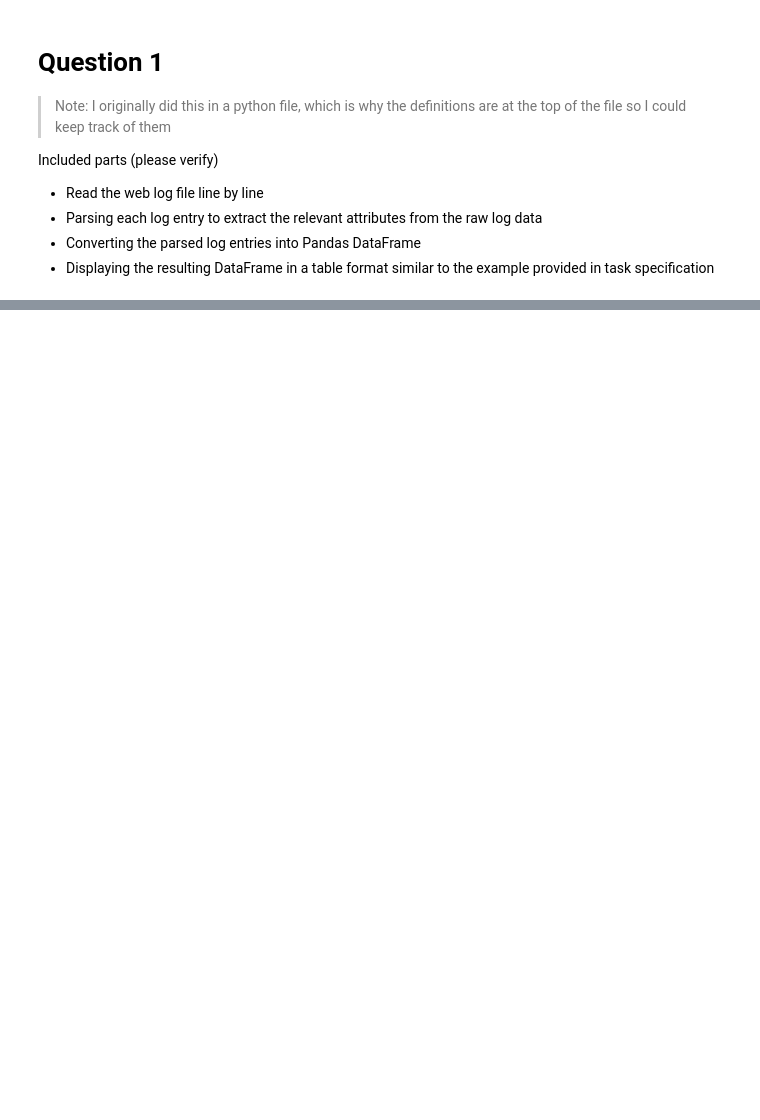
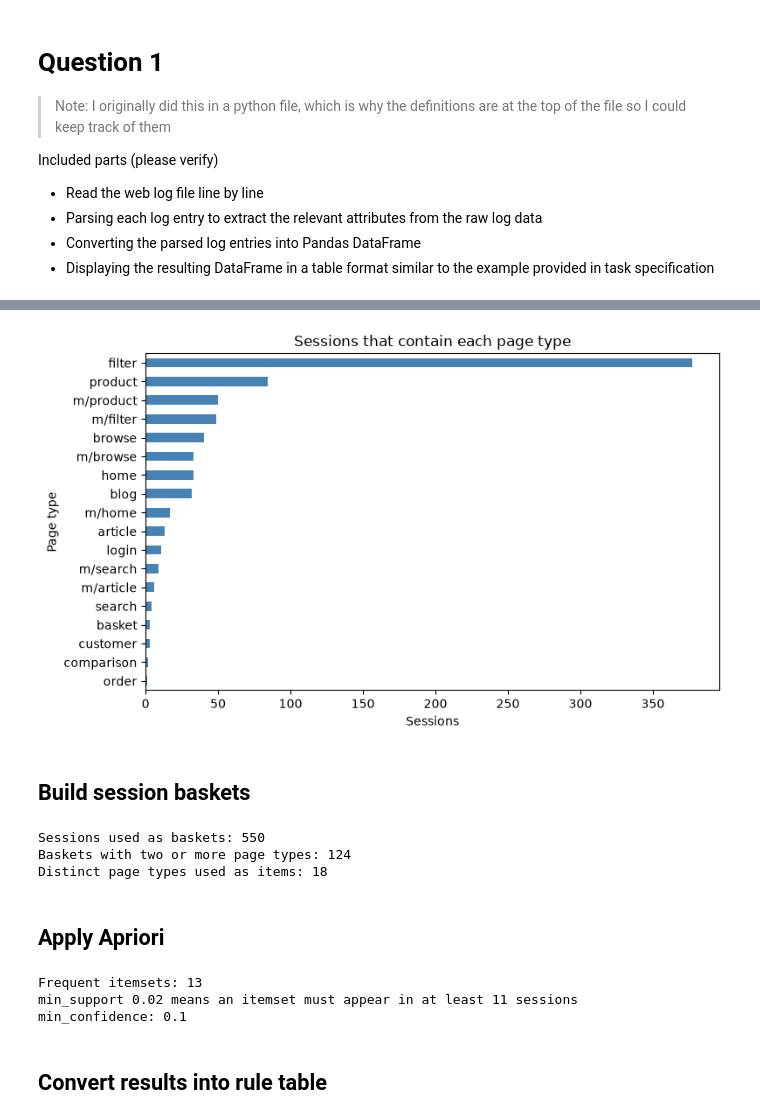
Before and after one commit to Matsuzaki-Yuta/CAB330_Assignment2, a Jupyter notebook: Task_4_Web.ipynb, the cells around one changed output, grey strips where cells are left out. Saved outputs shown, nothing was run; the diff lists cells and outputs as text; code cells hidden in the pictures; blank space fills up the shorter version.

```diff
--- a/Task_4_Web.ipynb
+++ b/Task_4_Web.ipynb
@@ -563,0 +396,27 @@ top_rule={m/filter,m/product} -> {m/browse} support=0.023593 confidence=0.565217
+# %%
+CONTENT_PAGE_TYPES = {
+    "product", "filter", "browse", "blog", "search", "basket",
+    "login", "customer", "article", "comparison", "order",
+}
+
+def page_type(url_path):
+    '''Map a request path to its page type, or None when it is not a content page.'''
+    segments = [segment.lower() for segment in path_segments(url_path)]
+    if not segments:
+        return "home"
+
+    first = segments[0]
+    if first == "m":
+        if len(segments) == 1:
+            return "m/home"
+        return "m/" + segments[1] if segments[1] in CONTENT_PAGE_TYPES else None
+    return first if first in CONTENT_PAGE_TYPES else None
+
+
+pages["page_type"] = pages["path"].map(page_type)
+
+print(f"Requests on a content page: {int(pages['page_type'].notna().sum()):,}")
+print(f"Requests on other URLs (static, helper, robots): {int(pages['page_type'].isna().sum()):,}")
+print(f"Sessions containing a content page: {pages.dropna(subset=['page_type'])['SessionID'].nunique():,}")
+print()
+print(pages["page_type"].value_counts(dropna=False).to_string())
@@ -563,0 +441,53 @@ top_rule={m/filter,m/product} -> {m/browse} support=0.023593 confidence=0.565217
+# %%
+session_frequency = (
+    pages.dropna(subset=["page_type"])
+    .groupby("page_type")["SessionID"]
+    .nunique()
+    .sort_values()
+)
+
+fig, ax = plt.subplots(figsize=(8, 4.8))
+session_frequency.plot.barh(ax=ax, color="steelblue")
+ax.set_title("Sessions that contain each page type")
+ax.set_xlabel("Sessions")
+ax.set_ylabel("Page type")
+fig.tight_layout()
+plt.show()
+# %% [output]
+[figure, added]
+# %% [markdown]
+## Build session baskets
+# %%
+baskets = (
+    pages.dropna(subset=["page_type"])
+    .groupby("SessionID")["page_type"]
+    .apply(lambda values: sorted(set(values)))
+)
+baskets = [basket for basket in baskets if basket]
+
+print(f"Sessions used as baskets: {len(baskets):,}")
+print(f"Baskets with two or more page types: {sum(len(basket) >= 2 for basket in baskets):,}")
+print(f"Distinct page types used as items: {len({item for basket in baskets for item in basket})}")
+# %% [output]
+Sessions used as baskets: 550
+Baskets with two or more page types: 124
+Distinct page types used as items: 18
+# %% [markdown]
+## Apply Apriori
+# %%
+from apyori import apriori
+
+MIN_SUPPORT = 0.02
+MIN_CONFIDENCE = 0.1
+
+results = list(apriori(baskets, min_support=MIN_SUPPORT, min_confidence=MIN_CONFIDENCE))
+
+print(f"Frequent itemsets: {len(results):,}")
+print(f"min_support {MIN_SUPPORT} means an itemset must appear in at least {MIN_SUPPORT * len(baskets):.0f} sessions")
+print(f"min_confidence: {MIN_CONFIDENCE}")
+# %% [output]
+Frequent itemsets: 13
+min_support 0.02 means an itemset must appear in at least 11 sessions
+min_confidence: 0.1
+# %% [markdown]
+## Convert results into rule table
```
Also changed, not shown: parts of 62 cells of this notebook.
